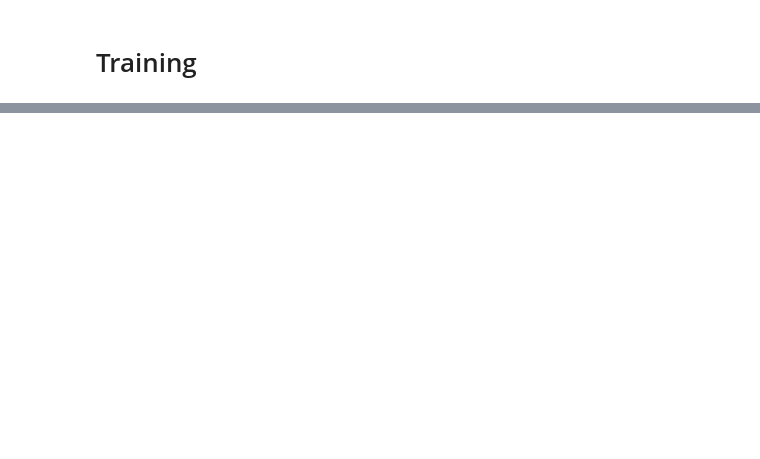
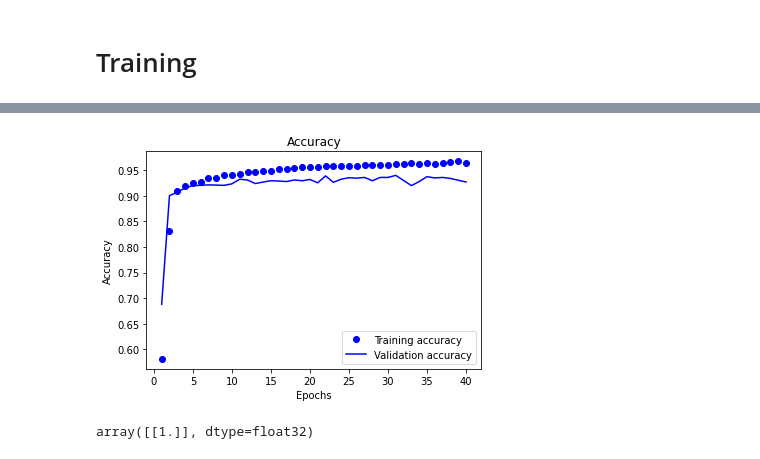
Before and after one commit to SammyTammy0/dl_track_research, a Jupyter notebook: classify_particles.ipynb, the cells around one changed output, grey strips where cells are left out. Saved outputs shown, nothing was run; the diff lists cells and outputs as text; code cells hidden in the pictures; blank space fills up the shorter version.

```diff
--- a/classify_particles.ipynb
+++ b/classify_particles.ipynb
@@ -132,0 +229,13 @@ OSError: broken data stream when reading image file
+# %%
+import matplotlib.pyplot as plt
+
+plt.xlabel("Epochs")
+plt.ylabel("Accuracy")
+epochs=range(1,len(hist_dict["acc"])+1)
+plt.plot(epochs, hist_dict["acc"], "bo", label="Training accuracy")
+plt.plot(epochs, hist_dict["val_acc"], "b", label="Validation accuracy")
+plt.title("Accuracy")
+plt.legend()
+plt.savefig("%s_accuracy.png" % (dir_suffix))
+# %% [output]
+[figure, added]
@@ -132,0 +246,4 @@ OSError: broken data stream when reading image file
+# %%
+prediction
+# %% [output]
+array([[1.]], dtype=float32)
```
Also changed, not shown: parts of 17 cells of this notebook, 1 other file.
